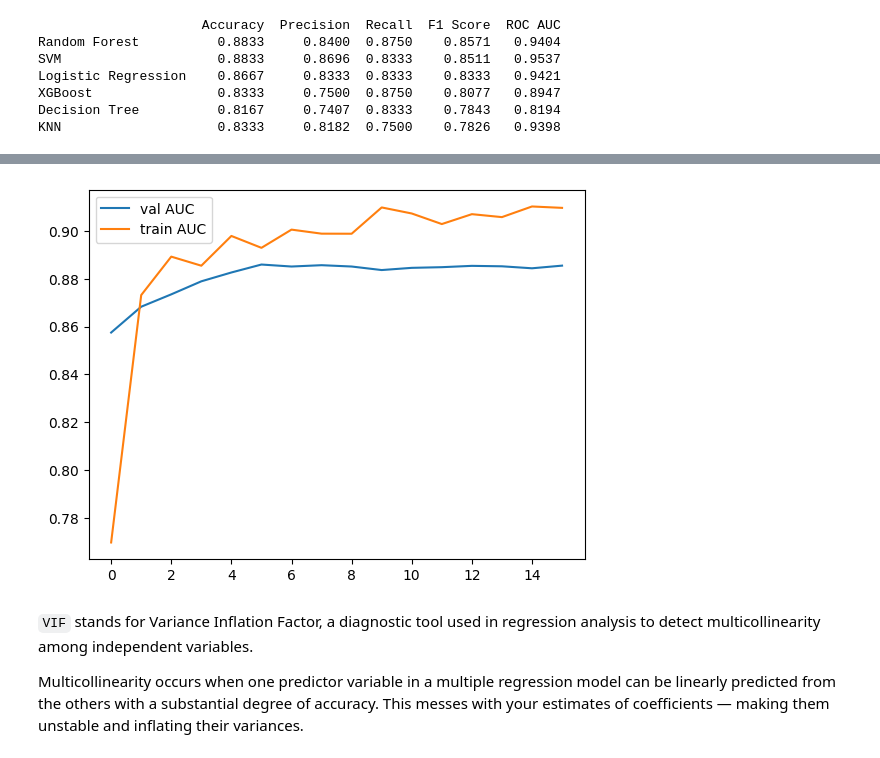
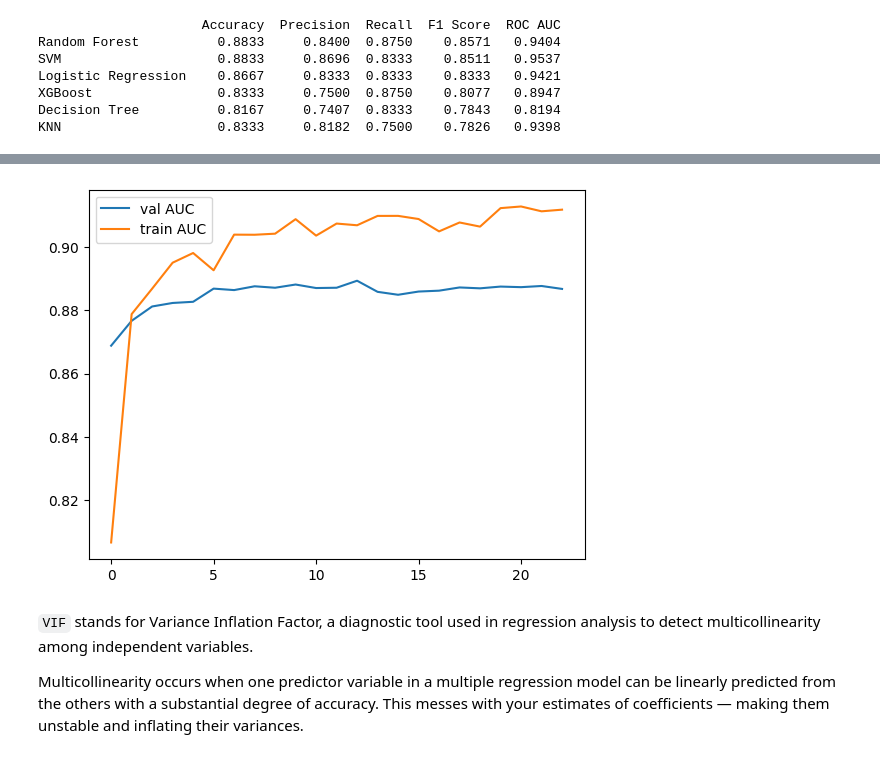
Before and after one commit to arash-jafarpour/hd-dataset, a Jupyter notebook: index.ipynb, the cells around one changed output, grey strips where cells are left out. Saved outputs shown, nothing was run; the diff lists cells and outputs as text; code cells hidden in the pictures.

```diff
--- a/index.ipynb
+++ b/index.ipynb
@@ -813,5 +813,5 @@ XGBClassifier: 0.896 ± 0.022
 # %%
-from tensorflow.keras import layers, models, regularizers, callbacks, optimizers
+from keras import layers, models, regularizers, callbacks, optimizers
 from sklearn.model_selection import train_test_split
 from sklearn.preprocessing import StandardScaler
 import numpy as np
@@ -854,8 +854,8 @@ model.compile(
     metrics=["AUC"]
 )
 
-early_stop = callbacks.EarlyStopping(monitor='val_auc', patience=10, mode='max', restore_best_weights=True)
-reduce_lr = callbacks.ReduceLROnPlateau(monitor='val_auc', factor=0.5, patience=5, min_lr=1e-6, mode='max')
+early_stop = callbacks.EarlyStopping(monitor='val_AUC', patience=10, mode='max', restore_best_weights=True)
+reduce_lr = callbacks.ReduceLROnPlateau(monitor='val_AUC', factor=0.5, patience=5, min_lr=1e-6, mode='max')
 
 history = model.fit(
     X_tr, y_tr,
@@ -869,8 +869,8 @@ history = model.fit(
 dl_train_preds = model.predict(X_train_scaled)
 dl_val_preds = model.predict(X_val)
 
-plt.plot(history.history["val_auc"], label="val AUC")
-plt.plot(history.history["auc"], label="train AUC")
+plt.plot(history.history["val_AUC"], label="val AUC")
+plt.plot(history.history["AUC"], label="train AUC")
 plt.legend()
 plt.show()
 # %% [output]
@@ -894,4 +894,4 @@ Epoch 16/30
-[figure, old version]
+[figure, new version]
 # %% [markdown]
 `VIF` stands for Variance Inflation Factor, a diagnostic tool used in regression analysis to detect multicollinearity among independent variables.
 
```
Also changed, not shown: parts of 7 cells of this notebook, 1 other file.
